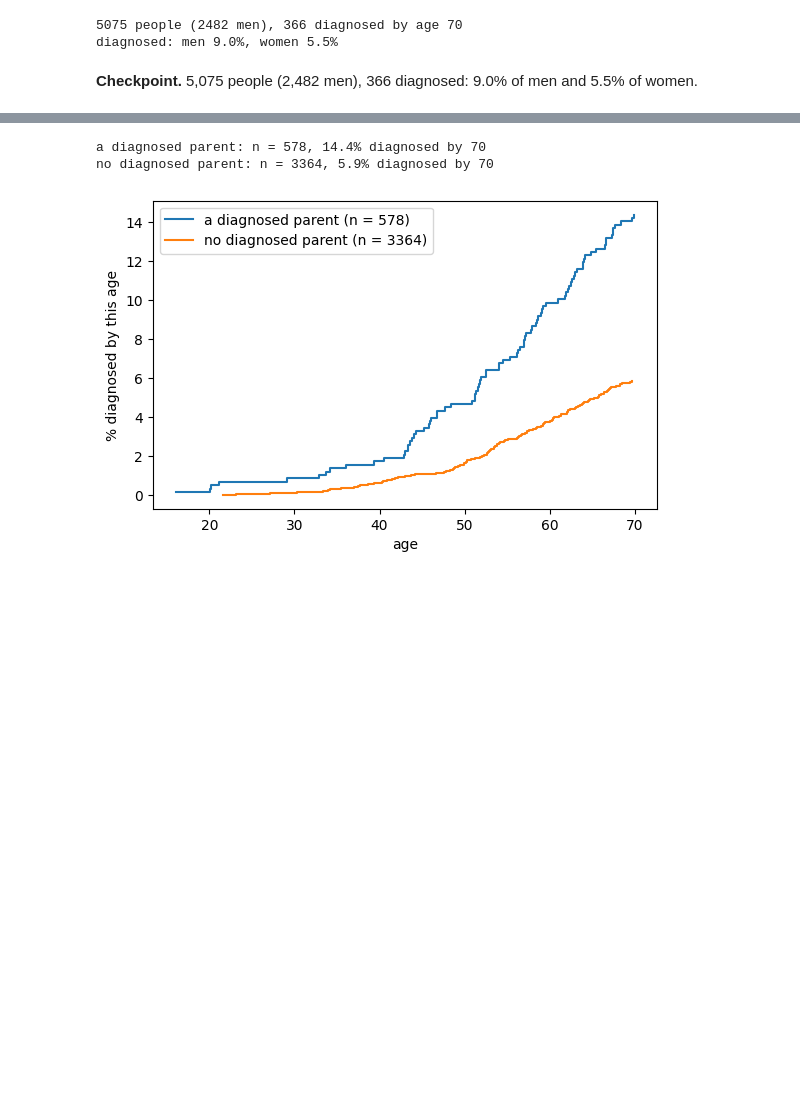
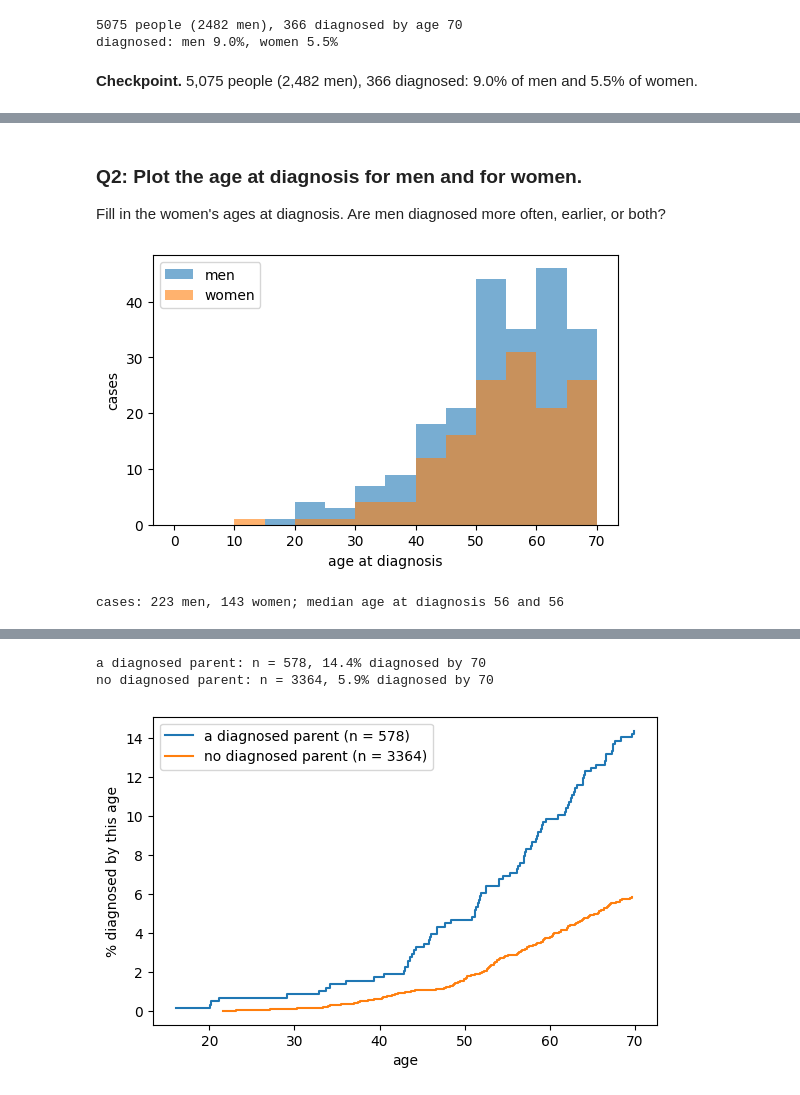
Before and after one commit to bvilhjal/ATIG_2026, a Jupyter notebook: teaching_days/2026-09-24/LTFH/LTFH_exercise_answers.ipynb, the cells around one changed output, grey strips where cells are left out. Cells and saved outputs as stored; diff of their text form; code cells hidden in the pictures; blank space fills up the shorter version.

```diff
--- a/teaching_days/2026-09-24/LTFH/LTFH_exercise_answers.ipynb
+++ b/teaching_days/2026-09-24/LTFH/LTFH_exercise_answers.ipynb
@@ -169,0 +208,18 @@ diagnosed: men 9.0%, women 5.5%
+# %% [markdown]
+### Q2: Plot the age at diagnosis for men and for women.
+
+Fill in the women's ages at diagnosis. Are men diagnosed more often, earlier, or both?
+# %%
+bins = np.arange(0, 75, 5)                                      # 5-year age bins
+fig, ax = plt.subplots(figsize=(6, 3.5))
+ax.hist(reg.onset[male & reg.status], bins=bins, alpha=0.6, label="men")
+ax.hist(reg.onset[~male & reg.status], bins=bins, alpha=0.6, label="women")   # the women's ages at diagnosis
+ax.set_xlabel("age at diagnosis")
+ax.set_ylabel("cases")
+ax.legend()
+plt.show()
+print(f"cases: {(male & reg.status).sum()} men, {(~male & reg.status).sum()} women; median age at "
+      f"diagnosis {np.median(reg.onset[male & reg.status]):.0f} and {np.median(reg.onset[~male & reg.status]):.0f}")
+# %% [output]
+[figure, added]
+cases: 223 men, 143 women; median age at diagnosis 56 and 56
```
Also changed, not shown: parts of 30 cells of this notebook, 7 other files.
